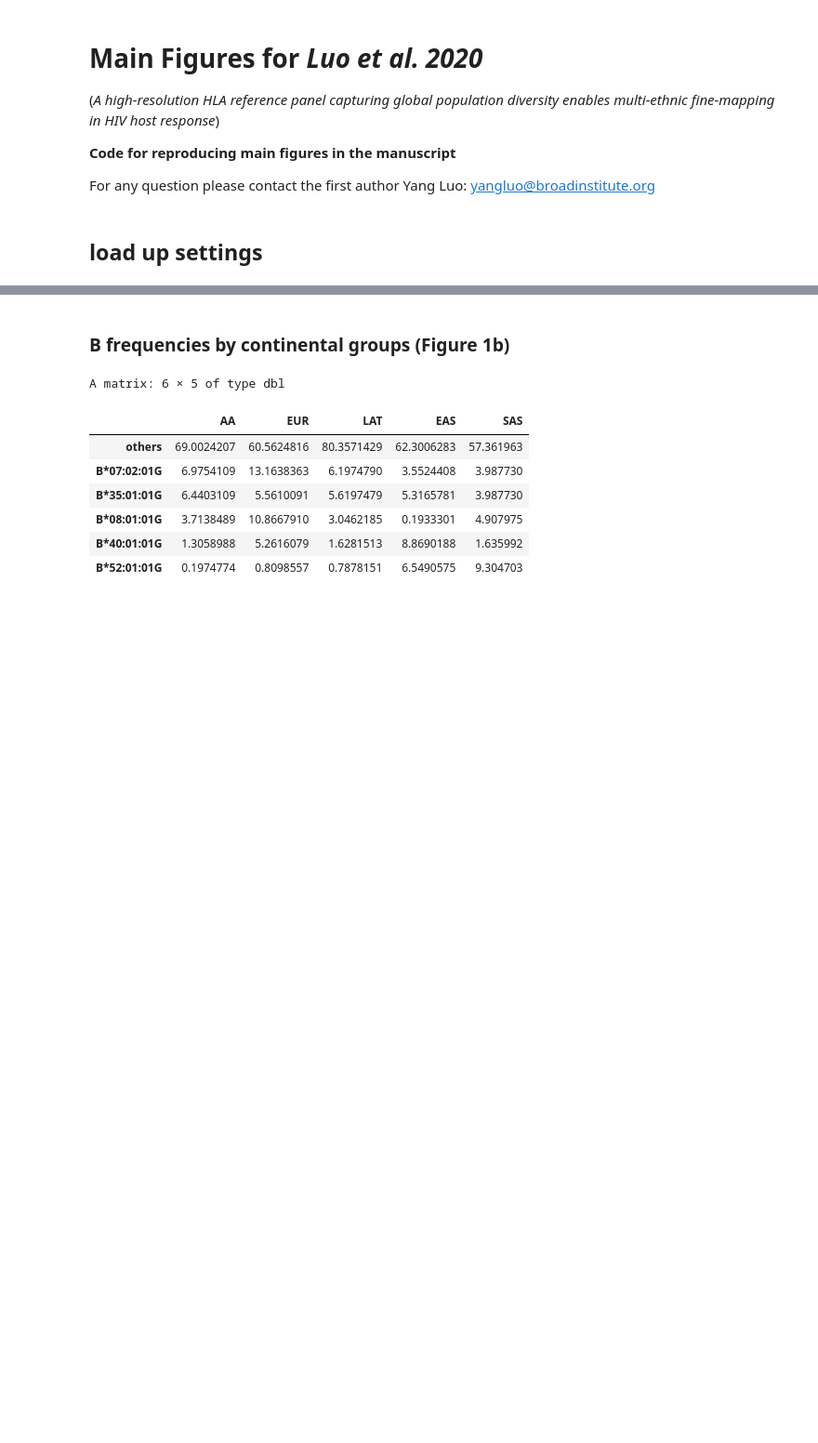
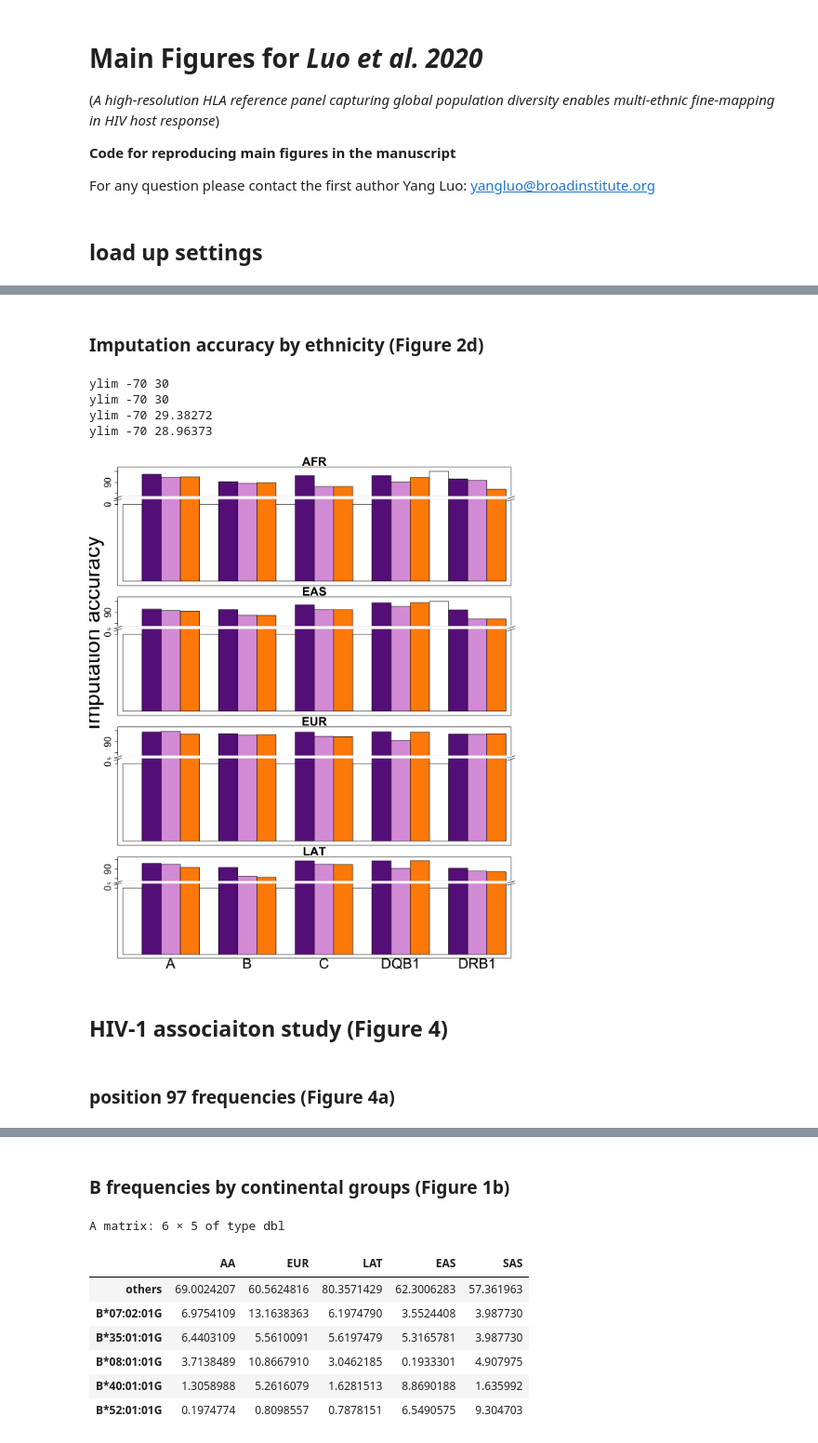
Before and after one commit to immunogenomics/HLA-TAPAS, a Jupyter notebook: manuscript/scripts/Main_Figures.ipynb, the cells around one changed output, grey strips where cells are left out. Shown at 93% size. Drawn from its saved outputs; the diff is of its cells as text; code cells hidden in the pictures; blank space fills up the shorter version.

```diff
--- a/manuscript/scripts/Main_Figures.ipynb
+++ b/manuscript/scripts/Main_Figures.ipynb
@@ -33,7 +33,7 @@ suppressPackageStartupMessages({
 })
 # %%
 # set global plotting parameters
-theme_set(theme_bw() + theme(text = element_text(size=20, family = "sans")))
+theme_set(theme_classic() + theme(text = element_text(size=20, family = "sans")))
 
 options(repr.plot.width = 10, repr.plot.height = 7)
 
@@ -88,0 +125,2 @@ ggsave(filename = "../figs/Fig1a-PCA.png",height=8,width=10)
+# %% [markdown]
+### Imputation accuracy by ethnicity (Figure 2d)
@@ -88,0 +137,75 @@ ggsave(filename = "../figs/Fig1a-PCA.png",height=8,width=10)
+# %%
+options(repr.plot.width = 10, repr.plot.height = 12)
+from <- 5; to <- 75
+main.size <- 2.5
+#png("../figs/Fig3d_g1k_accuracy.png", height=1200,width = 1000)
+
+par(mfrow=c(4,1), fg = "black")
+par(mar=c(0,5,2,2))
+anc <- "AFR"
+y <- rbind(wgsAcc[wgsAcc$ethnicity == anc,],wgssubsetAcc[wgssubsetAcc$ethnicity == anc,],t1dgcAcc[t1dgcAcc$ethnicity == anc,])
+rownames(y)<-c("wgs","wgssubset","t1dgc")
+
+gap.barplot(rbind(c(0,0,0,0,100),as.matrix(y[,-1])*100), gap=c(from,to), col=rep(c("white",panel_colors),5),
+           ylab = "", xlab ="",main = anc,xaxt='n',
+            cex.main = main.size, cex.axis = 2, ytics=c(0,5,80,90, 100))
+axis.break(2, from, breakcol="snow", style="gap")
+axis.break(2, from*(1+0.02), breakcol="black", style="slash")
+axis.break(4, from*(1+0.02), breakcol="black", style="slash")
+axis(2, at=c(0,from,to,100))
+
+par(mar=c(0,5,2,2))
+anc <- "EAS"
+y <- rbind(wgsAcc[wgsAcc$ethnicity == anc,],wgssubsetAcc[wgssubsetAcc$ethnicity == anc,],t1dgcAcc[t1dgcAcc$ethnicity == anc,])
+rownames(y)<-c("wgs","wgssubset","t1dgc")
+
+gap.barplot(rbind(c(0,0,0,0,100),as.matrix(y[,-1])*100), gap=c(from,to), col=rep(c("white",panel_colors),5),
+           ylab = "", xlab ="",main = anc,xaxt='n',
+            cex.main = main.size, cex.axis = 2, ytics=c(0,5,80,90, 100))
+axis.break(2, from, breakcol="snow", style="gap")
+axis.break(2, from*(1+0.02), breakcol="black", style="slash")
+axis.break(4, from*(1+0.02), breakcol="black", style="slash")
+axis(2, at=from)
+mtext("Imputation accuracy",side=2,col="black",cex=3, line = 3,
+     at=par("usr")[1]+0.05*diff(par("usr")[1:2]))
+
+
+par(mar=c(0,5,2,2))
+anc <- "EUR"
+y <- rbind(wgsAcc[wgsAcc$ethnicity == anc,],wgssubsetAcc[wgssubsetAcc$ethnicity == anc,],t1dgcAcc[t1dgcAcc$ethnicity == anc,])
+rownames(y)<-c("wgs","wgssubset","t1dgc")
+
+gap.barplot(rbind(0,as.matrix(y[,-1])*100), gap=c(from,to), col=rep(c("white",panel_colors),5),
+           ylab = "", xlab ="",main = anc,xaxt='n',
+            cex.main = main.size, cex.axis = 2, ytics=c(0,5,80,90, 100))
+axis.break(2, from, breakcol="snow", style="gap")
+axis.break(2, from*(1+0.02), breakcol="black", style="slash")
+axis.break(4, from*(1+0.02), breakcol="black", style="slash")
+axis(2, at=from)
+
+par(mar=c(3,5,2,2))
+anc <- "LAT"
+y <- rbind(wgsAcc[wgsAcc$ethnicity == anc,],wgssubsetAcc[wgssubsetAcc$ethnicity == anc,],t1dgcAcc[t1dgcAcc$ethnicity == anc,])
+rownames(y)<-c("wgs","wgssubset","t1dgc")
+
+gap.barplot(rbind(0,as.matrix(y[,-1])*100), gap=c(from,to), col=rep(c("white",panel_colors),5),
+           ylab = "", xlab ="",main = anc, ytics=c(0,5,80,90, 100),
+            cex.main = main.size , xaxt = "n", cex.axis = 2)
+axis.break(2, from, breakcol="snow", style="gap")
+axis.break(2, from*(1+0.02), breakcol="black", style="slash")
+axis.break(4, from*(1+0.02), breakcol="black", style="slash")
+axis(2, at=from)
+axis(1, at = c(3,7,11,15,19), labels = c("A","B","C","DQB1","DRB1"), cex.axis=3)
+
+
+#dev.off()
+# %% [output]
+ylim -70 30
+ylim -70 30
+ylim -70 29.38272
+ylim -70 28.96373
+[figure, added]
+# %% [markdown]
+## HIV-1 associaiton study (Figure 4)
+# %% [markdown]
+### position 97 frequencies (Figure 4a)
```
Also changed, not shown: parts of 49 cells of this notebook, 4 other files.
